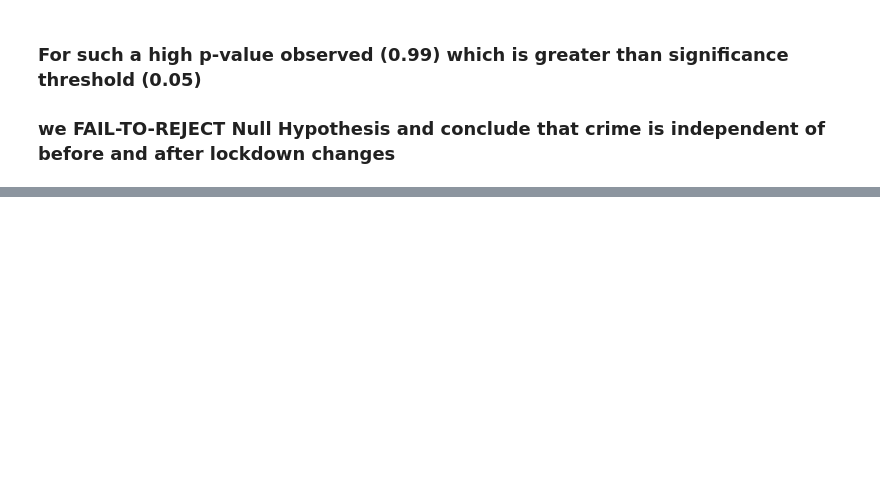
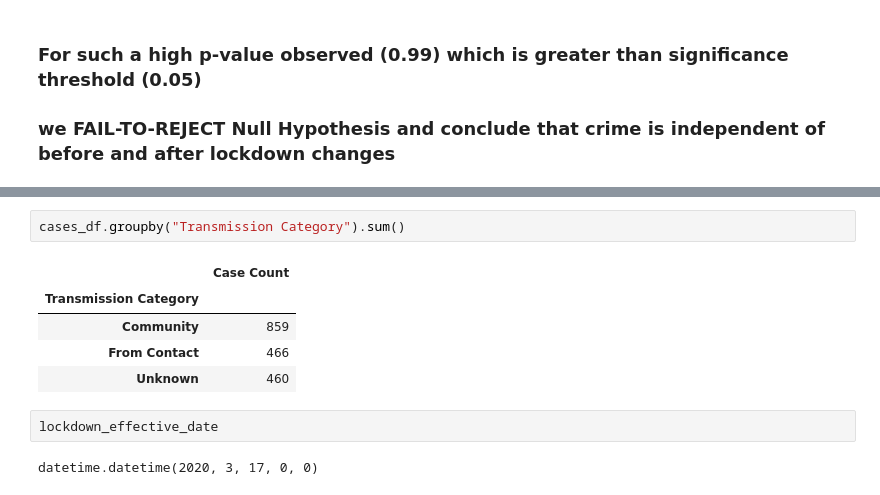
Before and after one commit to ParasAvkirkar/covid19-and-crime, a Jupyter notebook: chiSquare.ipynb, the cells around one changed output, grey strips where cells are left out. Cells and saved outputs as stored; diff of their text form; blank space fills up the shorter version.

```diff
--- a/chiSquare.ipynb
+++ b/chiSquare.ipynb
@@ -243,0 +253,12 @@ chi2_contingency(arr)
+# %%
+cases_df.groupby("Transmission Category").sum()
+# %% [output]
+|  | Case Count |
+| Transmission Category |  |
+| Community | 859 |
+| From Contact | 466 |
+| Unknown | 460 |
+# %%
+lockdown_effective_date
+# %% [output]
+datetime.datetime(2020, 3, 17, 0, 0)
```
Also changed, not shown: parts of 19 cells of this notebook, 1 other file.
